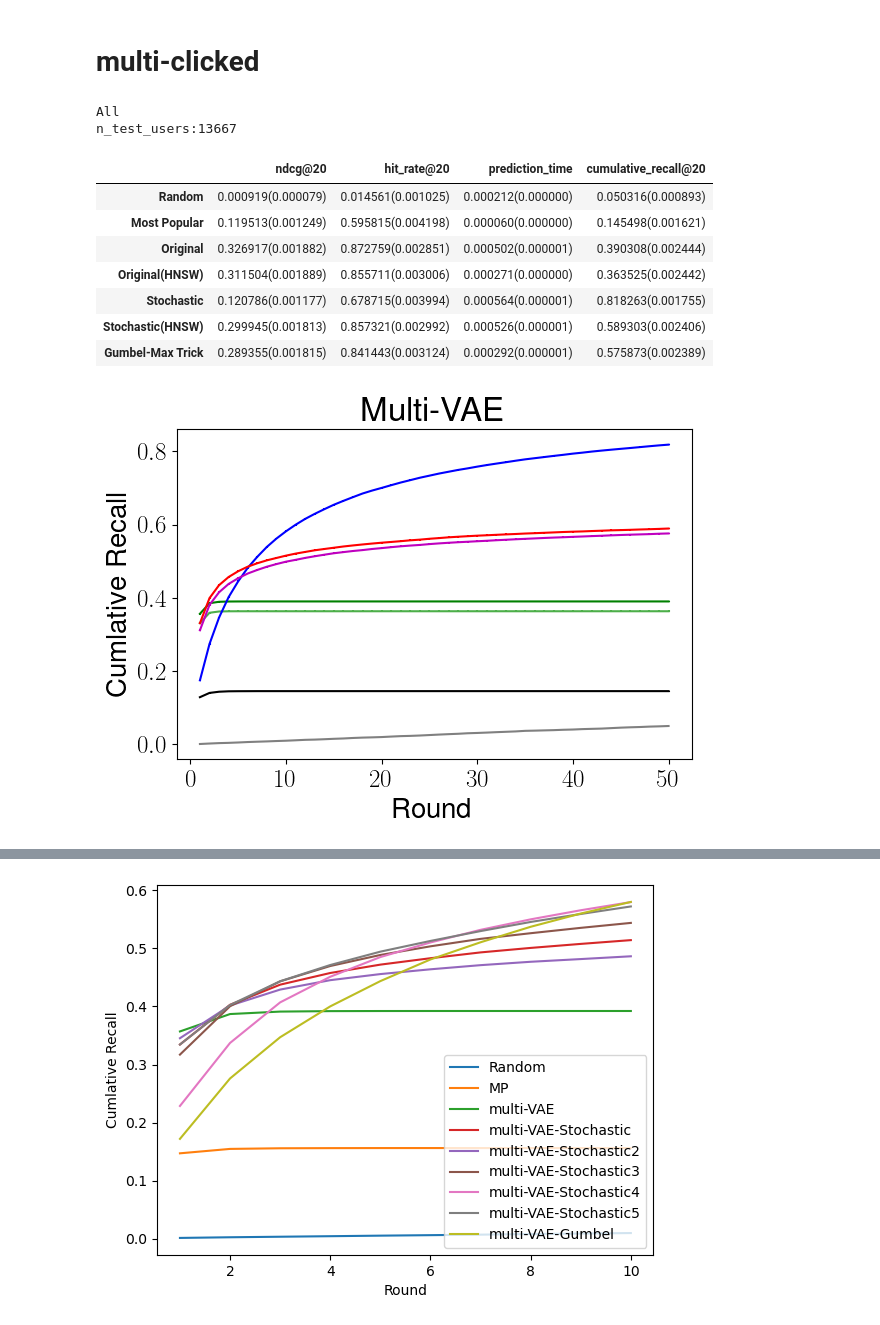
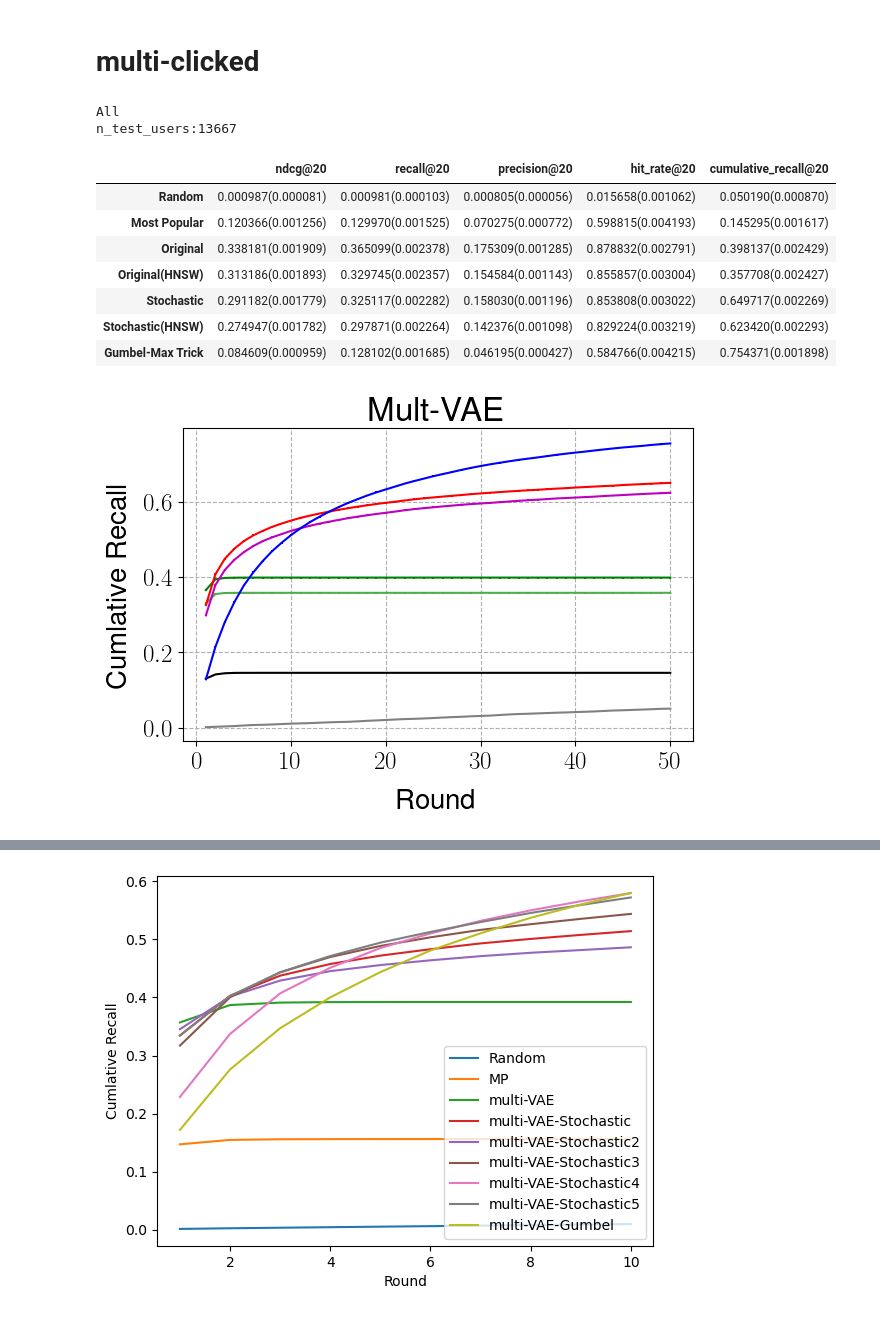
Before and after one commit to h-cno/vae-cf-pytorch, a Jupyter notebook: run-ml20.ipynb, the cells around one changed output, grey strips where cells are left out. Saved outputs shown, nothing was run; the diff lists cells and outputs as text; code cells hidden in the pictures.

```diff
--- a/run-ml20.ipynb
+++ b/run-ml20.ipynb
@@ -144,11 +149,11 @@ def train():
 
         if batch_idx % LOG_INTERVAL == 0 and batch_idx > 0:
             elapsed = time.time() - start_time
-            print('| epoch {:3d} | {:4d}/{:4d} batches | ms/batch {:4.2f} | '
-                    'loss {:4.2f}'.format(
-                        epoch, batch_idx, len(range(0, N, BATCH_SIZE)),
-                        elapsed * 1000 / LOG_INTERVAL,
-                        train_loss / LOG_INTERVAL))
+            # print('| epoch {:3d} | {:4d}/{:4d} batches | ms/batch {:4.2f} | '
+            #         'loss {:4.2f}'.format(
+            #             epoch, batch_idx, len(range(0, N, BATCH_SIZE)),
+            #             elapsed * 1000 / LOG_INTERVAL,
+            #             train_loss / LOG_INTERVAL))
 
             # Log loss to tensorboard
             n_iter = (epoch - 1) * len(range(0, N, BATCH_SIZE)) + batch_idx
@@ -250,12 +273,12 @@ odict_keys(['q_layers.0.weight', 'q_layers.0.bias', 'q_layers.1.weight', 'q_laye
 # %%
 # B(Az+b)+b' = BAz + Bb + b' = np.column_stack((BA,Bb+b'))*np.append(z,1)
 # %%
-P0 = stdict['p_layers.0.weight']
-p0_bias = stdict['p_layers.0.bias']
+# P0 = stdict['p_layers.0.weight']
+# p0_bias = stdict['p_layers.0.bias']
 P1 = stdict['p_layers.1.weight']
 p1_bias = stdict['p_layers.1.bias']
-print(P0.shape)
-print(p0_bias.shape)
+# print(P0.shape)
+# print(p0_bias.shape)
 print(P1.shape)
 print(p1_bias.shape)
 # %% [output]
@@ -3417,5 +3559,5 @@ def my_topk(alg_name, model, data_tensor, K, **op_dic):
 # %%
-def my_evaluate(topk_indices, heldout_batch, metric_name):
+def my_evaluate(topk_indices, heldout_batch, device, metric_name):
     n_batch_users = heldout_batch.shape[0]
     n_items = heldout_batch.shape[1]
     k = topk_indices.shape[1]
@@ -3950,8 +4040,6 @@ def evaluate_multi_rec(methods_dic, data_tr, data_te, n_sampling=1, n_rec=1, K=2
 # %%
 f_do_eval = False
 # f_do_eval = True
-
-plt.rcParams["font.size"] = 18
 
 Nrec= 50
 K = 20
@@ -3959,32 +4047,32 @@ Nsampling = 10
 BatchSize = 500
 
 # RESULT_SAVE_PATH = 'results/{}/multi-clicked-K{}-NRec{}'.format('ml-20m', K , Nrec)
-RESULT_SAVE_PATH = 'results/{}/multi-clicked-K{}-NRec{}-BatchSize{}'.format('ml-20m', K , Nrec, BatchSize)
+RESULT_SAVE_PATH = 'results/{}/{}/multi-clicked-K{}-NRec{}-BatchSize{}'.format(ALGO_NAME, DATASET_NAME, K , Nrec, BatchSize)
 
 if not os.path.exists(RESULT_SAVE_PATH):
     os.makedirs(RESULT_SAVE_PATH)
 
 metrics_dic = {
     "ndcg@{}".format(K):[[] for _ in range(Nrec)],
-    # "recall@{}".format(K):[[] for _ in range(n_rec)],
-    # "precision@{}".format(K):[[] for _ in range(n_rec)],
+    "recall@{}".format(K):[[] for _ in range(Nrec)],
+    "precision@{}".format(K):[[] for _ in range(Nrec)],
     "hit_rate@{}".format(K): [[] for _ in range(Nrec)],
-    "prediction_time": [[] for _ in range(Nrec)],
+    # "prediction_time": [[] for _ in range(Nrec)],
     "cumulative_recall@{}".format(K): [[] for _ in range(Nrec)],
 }
 
 methods_dic = {
     "Random":{"metrics":copy.deepcopy(metrics_dic),"alg_name":"Random","params":{}},
     "Most Popular":{"metrics":copy.deepcopy(metrics_dic),"alg_name":"MostPopular","params":{}},
-    "Original":{"metrics":copy.deepcopy(metrics_dic),"alg_name":"multi-VAE","params":{}},
-    "Original(HNSW)":{"metrics":copy.deepcopy(metrics_dic),"alg_name":"multi-VAE-Faiss","params":{'beta':1, "faiss_index":index_hnsw}},
-    "Stochastic":{"metrics":copy.deepcopy(metrics_dic),"alg_name":"multi-VAE-Stochastic","params":{}},
-    "Stochastic(HNSW)":{"metrics":copy.deepcopy(metrics_dic),"alg_name":"multi-VAE-Stochastic-Faiss","params":{"faiss_index":index_hnsw}},
-    "Gumbel-Max Trick":{"metrics":copy.deepcopy(metrics_dic),"alg_name":"multi-VAE-Gumbel","params":{'beta':1}},
+    "Original":{"metrics":copy.deepcopy(metrics_dic),"alg_name":"original","params":{}},
+    "Original(HNSW)":{"metrics":copy.deepcopy(metrics_dic),"alg_name":"original-faiss","params":{'beta':1, "faiss_index":index_hnsw}},
+    "Stochastic":{"metrics":copy.deepcopy(metrics_dic),"alg_name":"stochastic","params":{}},
+    "Stochastic(HNSW)":{"metrics":copy.deepcopy(metrics_dic),"alg_name":"stochastic-faiss","params":{"faiss_index":index_hnsw}},
+    "Gumbel-Max Trick":{"metrics":copy.deepcopy(metrics_dic),"alg_name":"gumbel","params":{'beta':1}},
 }
 
 if f_do_eval:
-    results_dic, users_dic = evaluate_multi_rec(methods_dic, test_data_tr, test_data_te, n_sampling=Nsampling, n_rec=Nrec, K=K, batch_size=BatchSize)
+    results_dic, users_dic = evaluate_multi_rec(model, methods_dic, test_data_tr, test_data_te, n_sampling=Nsampling, n_rec=Nrec, K=K, batch_size=BatchSize)
 
     with open('{}/results_dic.pkl'.format(RESULT_SAVE_PATH), 'wb') as f:
         pickle.dump(results_dic, f)
@@ -4038,50 +4126,54 @@ colors =  {
     "Most Popular" : "black",
     "Original" : "g",
     "Original(HNSW)" : '#4daf4a',
-    "Gumbel Sampling" : "b",
+    "Gumbel-Max Trick" : "b",
     # "Gumbel-Max Trick" : "b",
     # "multi-VAE(Gumbel,HNSW)" : "c",
     "Stochastic" : "r",
     "Stochastic(HNSW)" : "m",
 }
 # markers =  {
 #     "Random" : ",",
 #     "Most Popular" : ".",
 #     "multi-VAE" : "s",
 #     "multi-VAE(HNSW)" : 'p',
 #     "multi-VAE(Gumbel)" : "^",
 #     "multi-VAE(Gumbel,HNSW)" : "v",
 #     "multi-VAE(Stochastic)" : "x",
 #     "multi-VAE(Stochastic,HNSW)" : "X",
 # }
 
 for method_name, method_dic in results_dic.items():
     cumulative_recalls = method_dic["metrics"]["cumulative_recall@{}".format(K)]
     ax.errorbar(np.arange(1,Nrec+1), np.mean(cumulative_recalls, axis=1), yerr = np.std(cumulative_recalls, axis=1)/np.sqrt(len(cumulative_recalls[0])),
                 label=method_name,
                 color = colors[method_name],
                 # marker = markers[method_name],
                )
-ax.set_title("Multi-VAE", fontsize=24)
+ax.set_title(ALGO_NAME, fontsize=24)
+ax.xaxis.set_label_coords(0.5,-0.15)
+ax.yaxis.set_label_coords(-0.1,0.5)
+ax.grid(linestyle="--")
 fig.tight_layout()
+
 # fig.legend(loc = 'outside lower center', ncol = 2, bbox_to_anchor=(0.5, -0.2, 0, 0))
-fig.savefig("{}/multivae-ml20m-cum_rec-k{}.eps".format(RESULT_SAVE_PATH, K),format="eps", bbox_inches='tight')
-fig.savefig("{}/multivae-ml20m-cum_rec-k{}.png".format(RESULT_SAVE_PATH, K),format="png", bbox_inches='tight')
+fig.savefig("{}/{}-{}-cum_rec-k{}.eps".format(RESULT_SAVE_PATH, ALGO_NAME, DATASET_NAME, K),format="eps", bbox_inches='tight')
+fig.savefig("{}/{}-{}-cum_rec-k{}.png".format(RESULT_SAVE_PATH, ALGO_NAME, DATASET_NAME, K),format="png", bbox_inches='tight')
 fig.show()
 
 results_all
 # %% [output]
 All
 n_test_users:13667
-|  | ndcg@20 | hit_rate@20 | prediction_time | cumulative_recall@20 |
-| Random | 0.000919(0.000079) | 0.014561(0.001025) | 0.000212(0.000000) | 0.050316(0.000893) |
-| Most Popular | 0.119513(0.001249) | 0.595815(0.004198) | 0.000060(0.000000) | 0.145498(0.001621) |
-| Original | 0.326917(0.001882) | 0.872759(0.002851) | 0.000502(0.000001) | 0.390308(0.002444) |
-| Original(HNSW) | 0.311504(0.001889) | 0.855711(0.003006) | 0.000271(0.000000) | 0.363525(0.002442) |
-| Stochastic | 0.120786(0.001177) | 0.678715(0.003994) | 0.000564(0.000001) | 0.818263(0.001755) |
-| Stochastic(HNSW) | 0.299945(0.001813) | 0.857321(0.002992) | 0.000526(0.000001) | 0.589303(0.002406) |
-| Gumbel-Max Trick | 0.289355(0.001815) | 0.841443(0.003124) | 0.000292(0.000001) | 0.575873(0.002389) |
+|  | ndcg@20 | recall@20 | precision@20 | hit_rate@20 | cumulative_recall@20 |
+| Random | 0.000987(0.000081) | 0.000981(0.000103) | 0.000805(0.000056) | 0.015658(0.001062) | 0.050190(0.000870) |
+| Most Popular | 0.120366(0.001256) | 0.129970(0.001525) | 0.070275(0.000772) | 0.598815(0.004193) | 0.145295(0.001617) |
+| Original | 0.338181(0.001909) | 0.365099(0.002378) | 0.175309(0.001285) | 0.878832(0.002791) | 0.398137(0.002429) |
+| Original(HNSW) | 0.313186(0.001893) | 0.329745(0.002357) | 0.154584(0.001143) | 0.855857(0.003004) | 0.357708(0.002427) |
+| Stochastic | 0.291182(0.001779) | 0.325117(0.002282) | 0.158030(0.001196) | 0.853808(0.003022) | 0.649717(0.002269) |
+| Stochastic(HNSW) | 0.274947(0.001782) | 0.297871(0.002264) | 0.142376(0.001098) | 0.829224(0.003219) | 0.623420(0.002293) |
+| Gumbel-Max Trick | 0.084609(0.000959) | 0.128102(0.001685) | 0.046195(0.000427) | 0.584766(0.004215) | 0.754371(0.001898) |
-[figure, old version]
+[figure, new version]
 # %%
 # only plot legend
 legend = fig.legend(bbox_to_anchor=(10, 10), ncol=4, columnspacing=1, fontsize=18)
```
Also changed, not shown: parts of 19 cells of this notebook, 10 other files.
